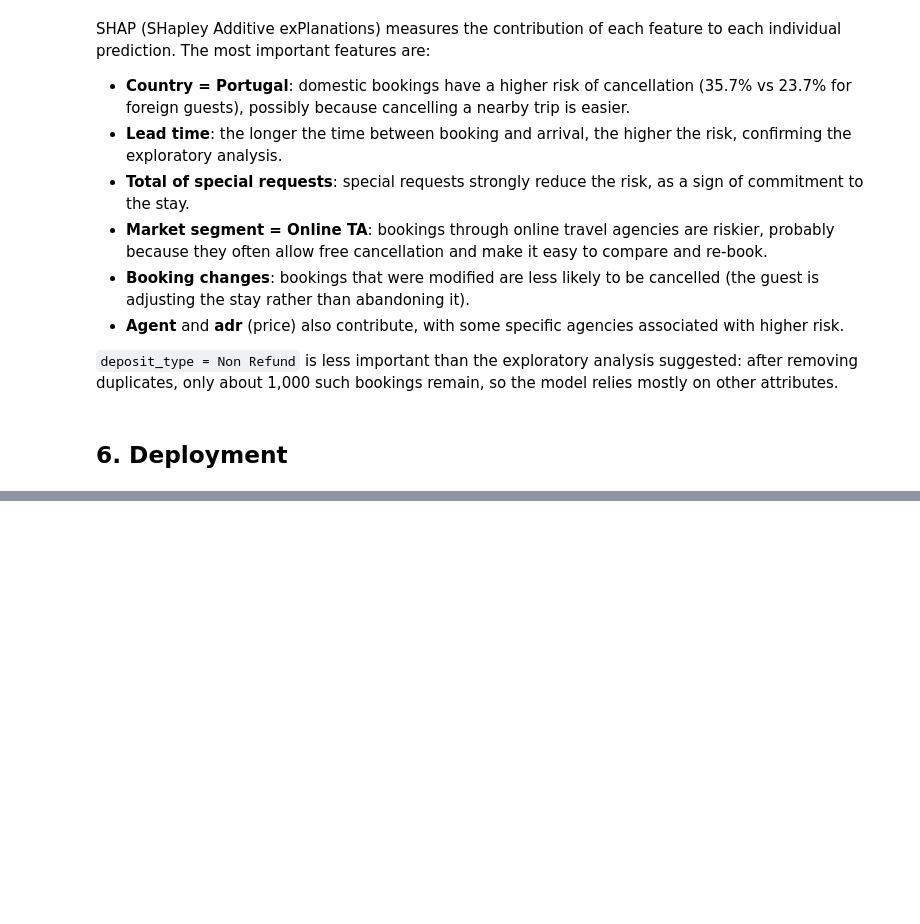
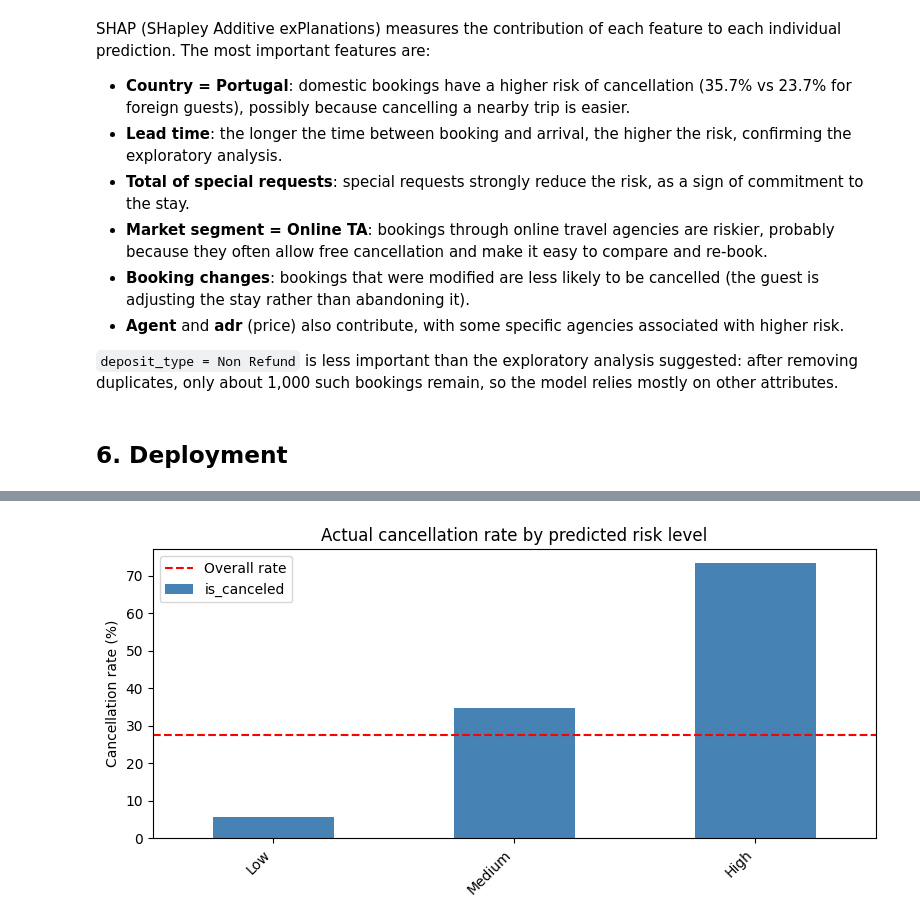
Before and after one commit to marthinaf03/ml-hotel-booking-cancellation, a Jupyter notebook: hotel_booking_cancellation.ipynb, the cells around one changed output, grey strips where cells are left out. Drawn from its saved outputs; the diff is of its cells as text; code cells hidden in the pictures; blank space fills up the shorter version.

```diff
--- a/hotel_booking_cancellation.ipynb
+++ b/hotel_booking_cancellation.ipynb
@@ -701,0 +710,21 @@ SHAP (SHapley Additive exPlanations) measures the contribution of each feature t
+# %%
+test_info = data.loc[X_test.index].copy()
+test_info['cancel_probability'] = best_model.predict_proba(X_test)[:, 1]
+test_info['risk_level'] = pd.cut(test_info['cancel_probability'],
+                                 bins=[0, 0.4, 0.7, 1.0],
+                                 labels=['Low', 'Medium', 'High'],
+                                 include_lowest=True)
+
+profile = test_info.groupby('risk_level', observed=True).agg(
+    bookings=('is_canceled', 'size'),
+    actual_cancellation_rate=('is_canceled', 'mean'),
+    avg_lead_time=('lead_time', 'mean'),
+    avg_special_requests=('total_of_special_requests', 'mean'),
+    share_city_hotel=('hotel', lambda s: (s == 'City Hotel').mean()),
+    share_online_ta=('market_segment', lambda s: (s == 'Online TA').mean()),
+    share_portugal=('country', lambda s: (s == 'PRT').mean()),
+    avg_adr=('adr', 'mean'))
+profile['share_of_bookings'] = profile['bookings'] / profile['bookings'].sum()
+profile['share_of_cancellations'] = (test_info.groupby('risk_level', observed=True)['is_canceled'].sum()
+                                     / test_info['is_canceled'].sum())
+profile.round(3).T
@@ -701,0 +743,5 @@ SHAP (SHapley Additive exPlanations) measures the contribution of each feature t
+# %%
+plot_cancel_rate(test_info, 'risk_level', 'Actual cancellation rate by predicted risk level',
+                 order=['Low', 'Medium', 'High'])
+# %% [output]
+[figure, added]
```
Also changed, not shown: parts of 7 cells of this notebook.
